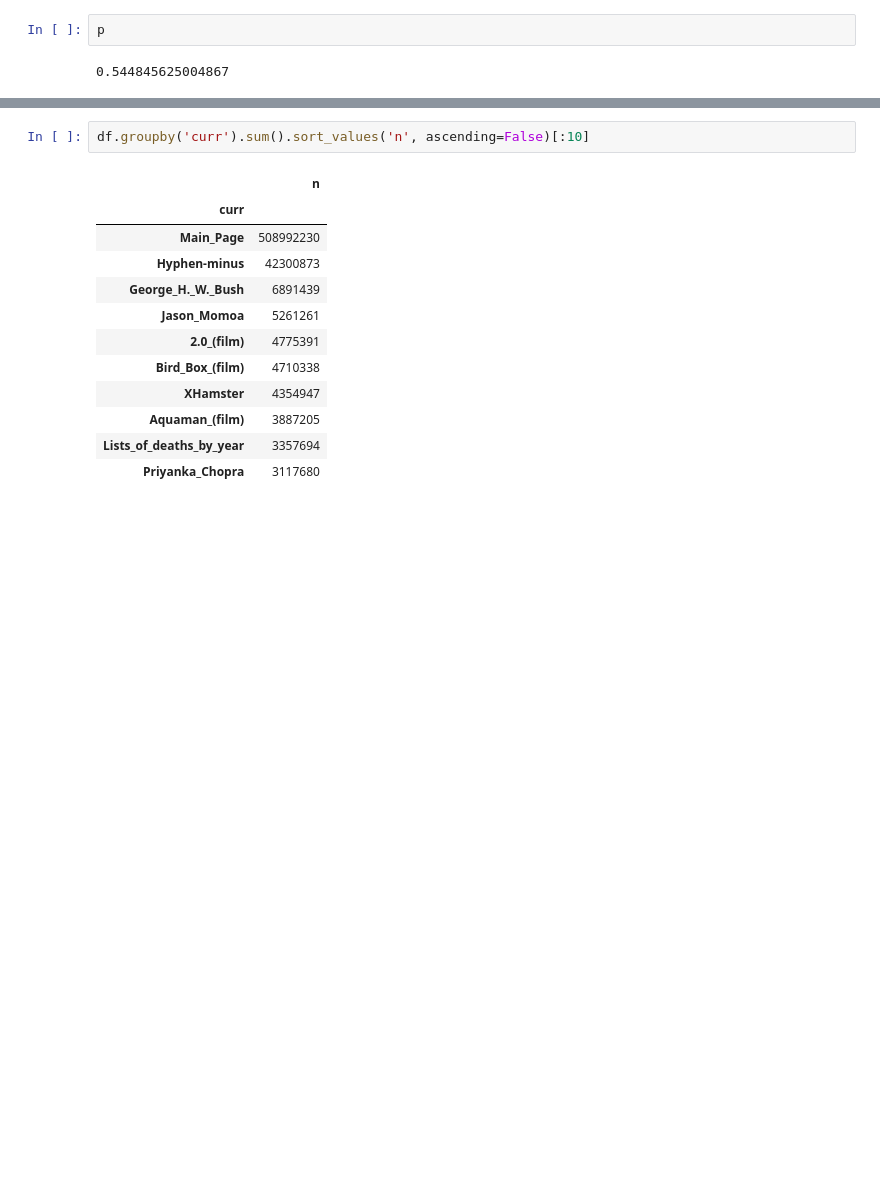
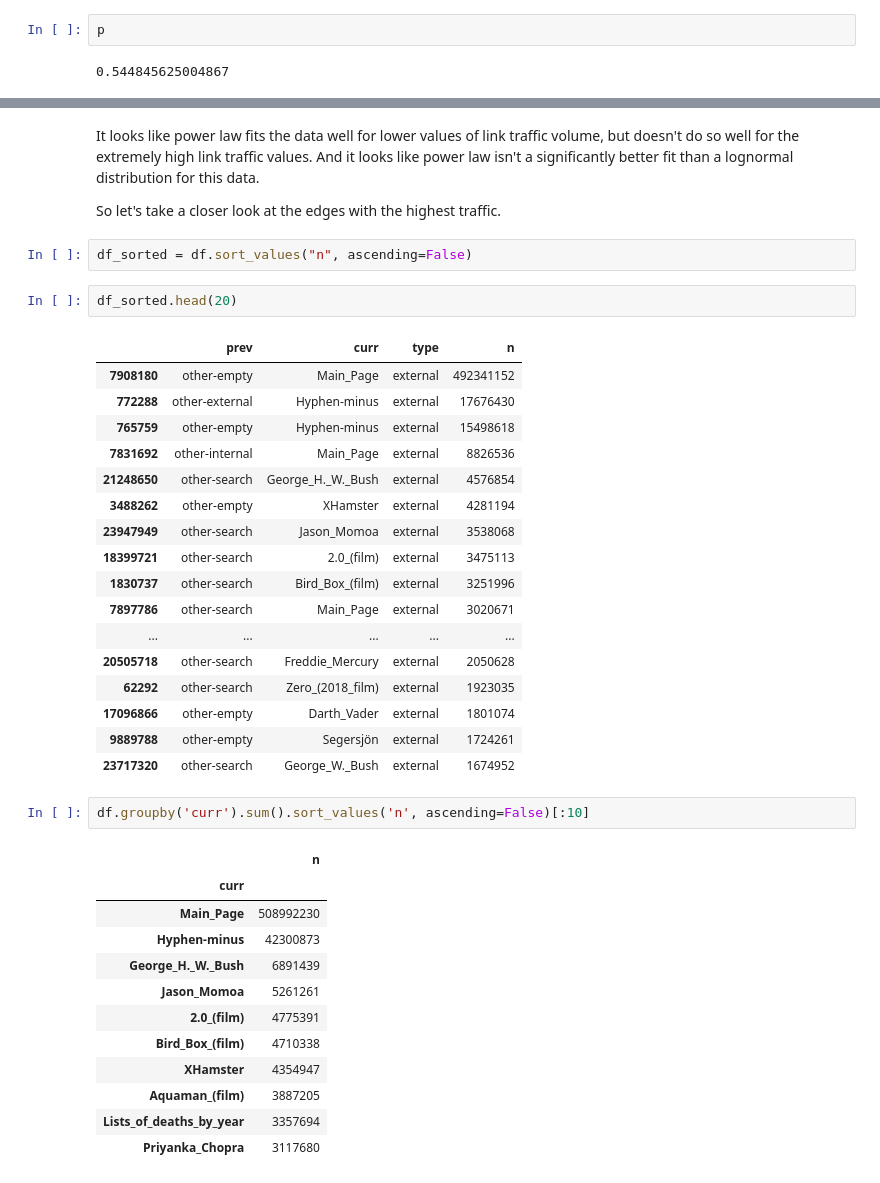
Before and after one commit to 33eyes/wiki-clickstream-graph, a Jupyter notebook: checking_a_sample_raw_dataset.ipynb, the cells around one changed output, grey strips where cells are left out. Drawn from its saved outputs; the diff is of its cells as text; blank space fills up the shorter version.

```diff
--- a/checking_a_sample_raw_dataset.ipynb
+++ b/checking_a_sample_raw_dataset.ipynb
@@ -443,6 +452,32 @@ handles, labels = fig.get_legend_handles_labels()
 fig.legend(handles, labels, loc=3);
 # %% [output]
 [figure]
+# %% [markdown]
+It looks like power law fits the data well for lower values of link traffic volume, but doesn't do so well for the extremely high link traffic values. And it looks like power law isn't a significantly better fit than a lognormal distribution for this data.
+
+So let's take a closer look at the edges with the highest traffic.
+# %%
+df_sorted = df.sort_values("n", ascending=False)
+# %%
+df_sorted.head(20)
+# %% [output]
+|  | prev | curr | type | n |
+| 7908180 | other-empty | Main_Page | external | 492341152 |
+| 772288 | other-external | Hyphen-minus | external | 17676430 |
+| 765759 | other-empty | Hyphen-minus | external | 15498618 |
+| 7831692 | other-internal | Main_Page | external | 8826536 |
+| 21248650 | other-search | George_H._W._Bush | external | 4576854 |
+| 3488262 | other-empty | XHamster | external | 4281194 |
+| 23947949 | other-search | Jason_Momoa | external | 3538068 |
+| 18399721 | other-search | 2.0_(film) | external | 3475113 |
+| 1830737 | other-search | Bird_Box_(film) | external | 3251996 |
+| 7897786 | other-search | Main_Page | external | 3020671 |
+| ... | ... | ... | ... | ... |
+| 20505718 | other-search | Freddie_Mercury | external | 2050628 |
+| 62292 | other-search | Zero_(2018_film) | external | 1923035 |
+| 17096866 | other-empty | Darth_Vader | external | 1801074 |
+| 9889788 | other-empty | Segersjön | external | 1724261 |
+| 23717320 | other-search | George_W._Bush | external | 1674952 |
 # %%
 df.groupby('curr').sum().sort_values('n', ascending=False)[:10]
 # %% [output]
```
Also changed, not shown: parts of 6 cells of this notebook, 1 other file.
